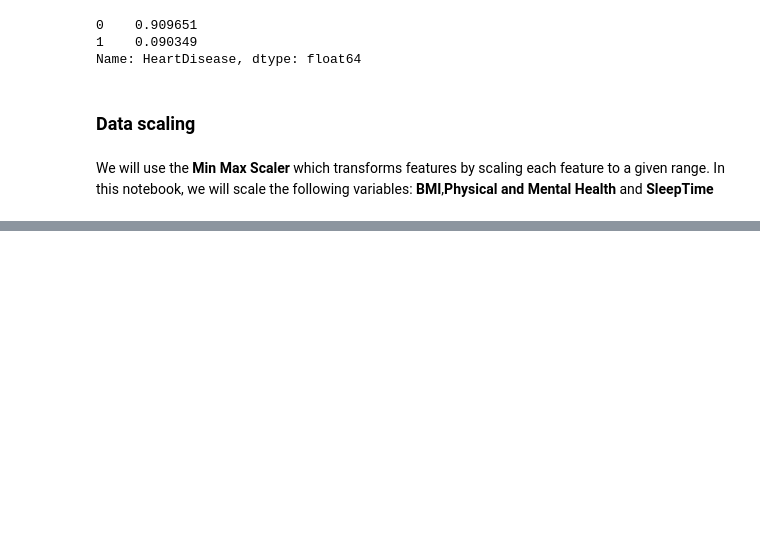
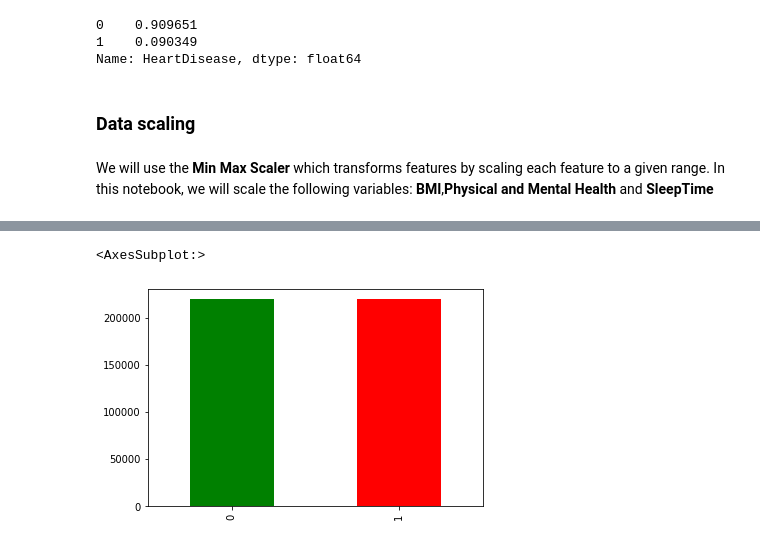
Before and after one commit to sumitkumarjethani/aprendizaje-automatico-IBM, a Jupyter notebook: Supervised Machine Learning (Classification)/notebooks/Final Project.ipynb, the cells around one changed output, grey strips where cells are left out. Drawn from its saved outputs; the diff is of its cells as text; code cells hidden in the pictures; blank space fills up the shorter version.

```diff
--- a/Supervised Machine Learning (Classification)/notebooks/Final Project.ipynb
+++ b/Supervised Machine Learning (Classification)/notebooks/Final Project.ipynb
@@ -620,3 +647,6 @@ Name: HeartDisease, dtype: float64
 ### Data scaling
 # %% [markdown]
 We will use the **Min Max Scaler** which transforms features by scaling each feature to a given range. In this notebook, we will scale the following variables: **BMI**,**Physical and Mental Health** and **SleepTime**
+# %%
+float_cols = list(X_train.select_dtypes(include=[np.float]).columns)
+float_cols
@@ -622,0 +655,4 @@ We will use the **Min Max Scaler** which transforms features by scaling each fea
+# %%
+X_train_scaled = X_train.copy()
+X_test_scaled = X_test.copy()
+X_train_scaled
@@ -622,0 +673,6 @@ We will use the **Min Max Scaler** which transforms features by scaling each fea
+# %%
+mm = MinMaxScaler()
+
+for float_col in float_cols:
+    X_train_scaled[float_col] = mm.fit_transform(np.array(X_train_scaled[float_col]).reshape(-1,1))
+    X_test_scaled[float_col] = mm.transform(np.array(X_test_scaled[float_col]).reshape(-1,1))
@@ -622,0 +710,17 @@ We will use the **Min Max Scaler** which transforms features by scaling each fea
+# %%
+## Over sampling with SMOTENC
+
+# Create a SMOTENC sampler
+categorcial_features_index = [X_train.columns.get_loc(col) for col in X_train.select_dtypes(exclude=np.float).columns]
+categorcial_features_index
+
+smotenc_sampler = SMOTENC(categorical_features=categorcial_features_index)
+
+# Resample training data using SMOTE
+X_train_overSampled, y_train_overSampled = smotenc_sampler.fit_resample(X_train_scaled, y_train)
+# %%
+# Visualize classes
+y_train_overSampled.value_counts().plot.bar(color=['green', 'red'])
+# %% [output]
+<AxesSubplot:>
+[figure, added]
```
Also changed, not shown: parts of 104 cells of this notebook, 14 other files.
